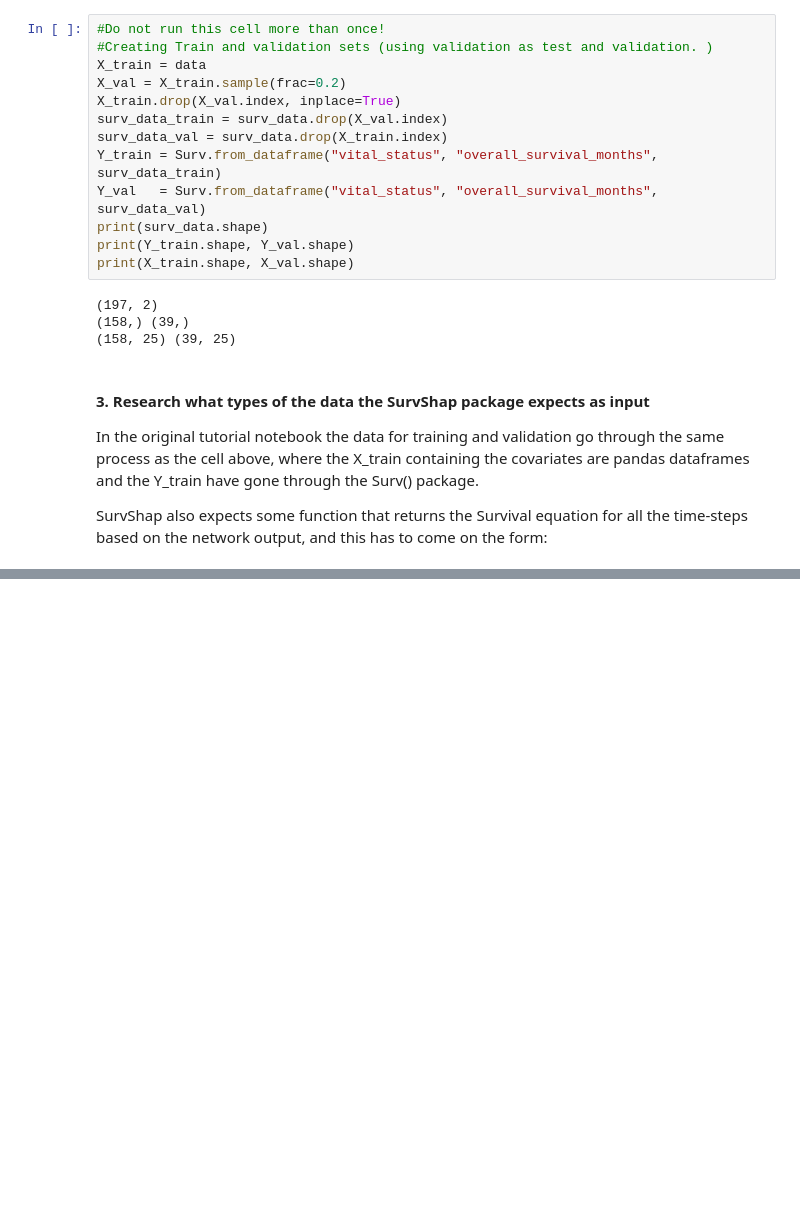
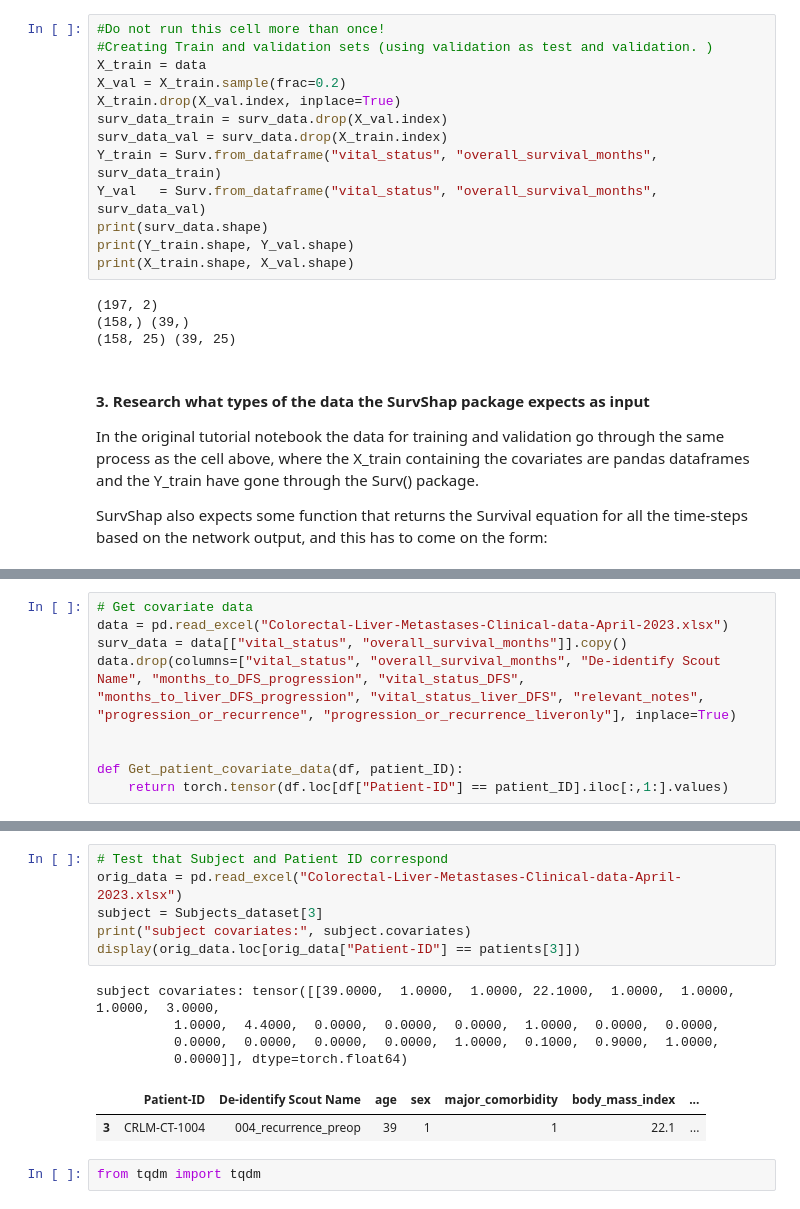
Before and after one commit to andersvestengen/Phd-interview-project, a Jupyter notebook: Discrete_time_preprocessing.ipynb, the cells around one changed output, grey strips where cells are left out. Drawn from its saved outputs; the diff is of its cells as text; blank space fills up the shorter version.

```diff
--- a/Discrete_time_preprocessing.ipynb
+++ b/Discrete_time_preprocessing.ipynb
@@ -69,0 +290,9 @@ In fact I could probably import the loss and the surv and hazard functions from
+# %%
+# Get covariate data
+data = pd.read_excel("Colorectal-Liver-Metastases-Clinical-data-April-2023.xlsx")
+surv_data = data[["vital_status", "overall_survival_months"]].copy()
+data.drop(columns=["vital_status", "overall_survival_months", "De-identify Scout Name", "months_to_DFS_progression", "vital_status_DFS", "months_to_liver_DFS_progression", "vital_status_liver_DFS", "relevant_notes", "progression_or_recurrence", "progression_or_recurrence_liveronly"], inplace=True)
+
+
+def Get_patient_covariate_data(df, patient_ID):
+    return torch.tensor(df.loc[df["Patient-ID"] == patient_ID].iloc[:,1:].values)
@@ -69,0 +323,15 @@ In fact I could probably import the loss and the surv and hazard functions from
+# %%
+# Test that Subject and Patient ID correspond
+orig_data = pd.read_excel("Colorectal-Liver-Metastases-Clinical-data-April-2023.xlsx")
+subject = Subjects_dataset[3]
+print("subject covariates:", subject.covariates)
+display(orig_data.loc[orig_data["Patient-ID"] == patients[3]])
+# %% [output]
+subject covariates: tensor([[39.0000,  1.0000,  1.0000, 22.1000,  1.0000,  1.0000,  1.0000,  3.0000,
+          1.0000,  4.4000,  0.0000,  0.0000,  0.0000,  1.0000,  0.0000,  0.0000,
+          0.0000,  0.0000,  0.0000,  0.0000,  1.0000,  0.1000,  0.9000,  1.0000,
+          0.0000]], dtype=torch.float64)
+|  | Patient-ID | De-identify Scout Name | age | sex | major_comorbidity | body_mass_index | ... |
+| 3 | CRLM-CT-1004 | 004_recurrence_preop | 39 | 1 | 1 | 22.1 | ... |
+# %%
+from tqdm import tqdm
```
Also changed, not shown: parts of 22 cells of this notebook.
